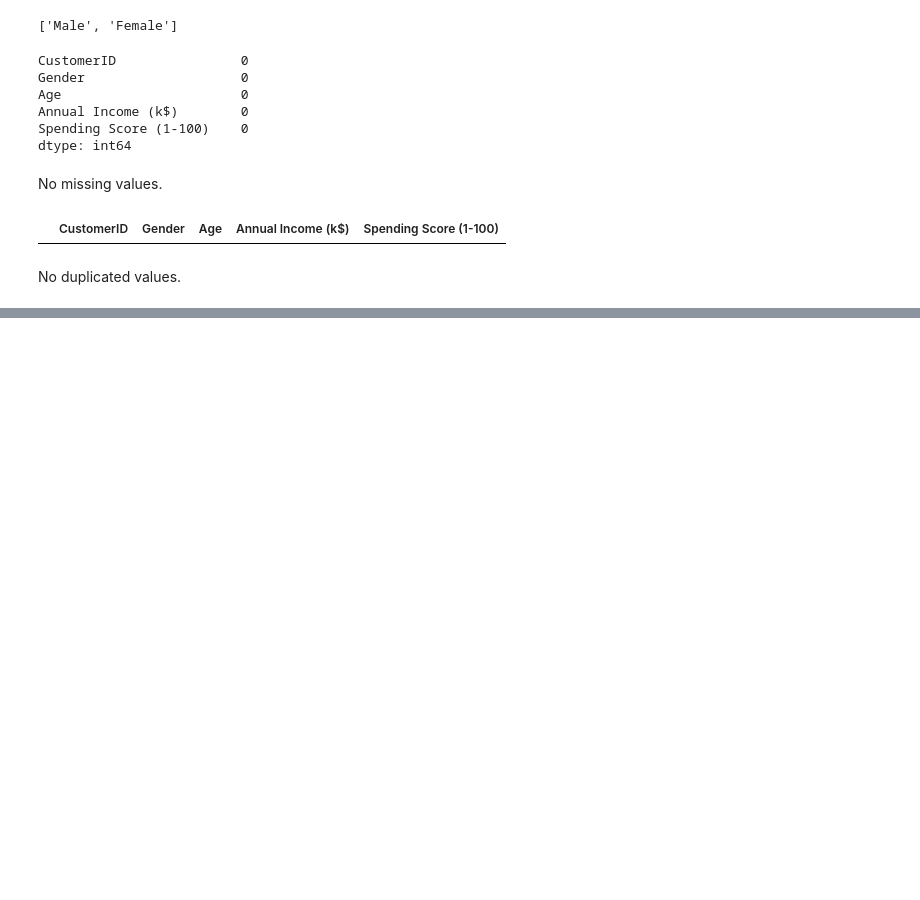
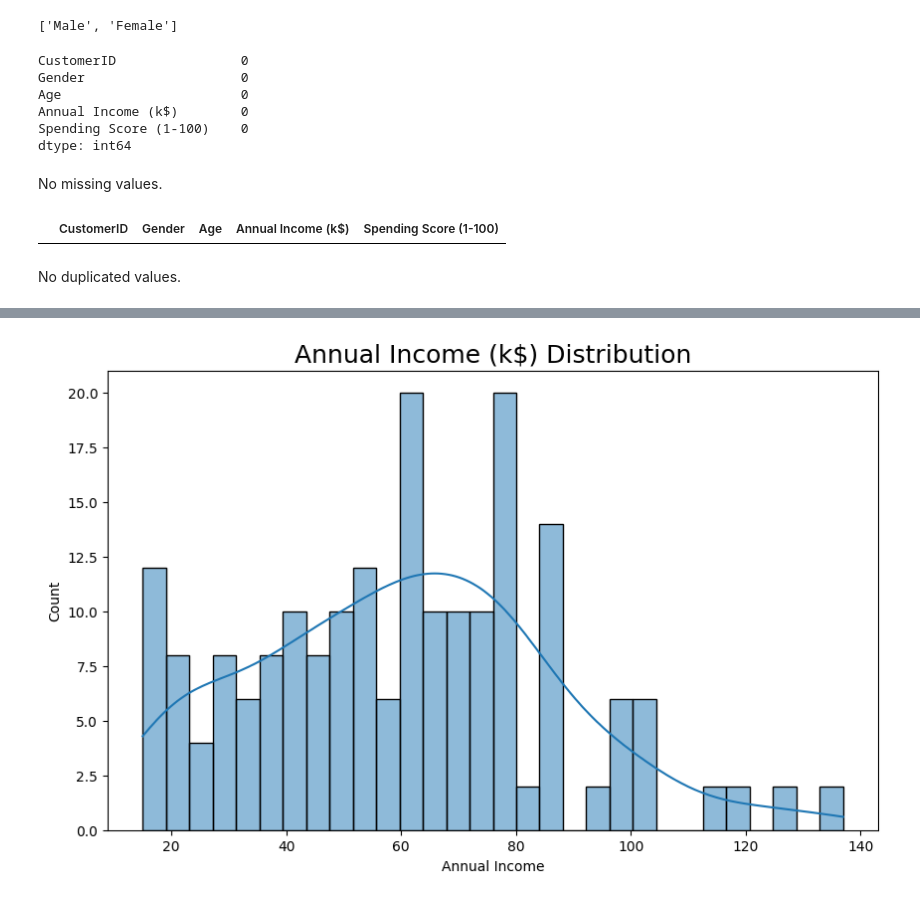
Before and after one commit to zakomayo/Customer-Segmentation, a Jupyter notebook: Customer_segmentation.ipynb, the cells around one changed output, grey strips where cells are left out. Cells and saved outputs as stored; diff of their text form; code cells hidden in the pictures; blank space fills up the shorter version.

```diff
--- a/Customer_segmentation.ipynb
+++ b/Customer_segmentation.ipynb
@@ -100,0 +115,9 @@ No duplicated values.
+# %%
+plt.figure(figsize=(10,6))
+sns.histplot(df['Annual Income (k$)'], bins = 30, kde = True)
+plt.title('Annual Income (k$) Distribution',size=18)
+plt.xlabel('Annual Income')
+plt.ylabel('Count')
+plt.show()
+# %% [output]
+[figure, added]
```
Also changed, not shown: parts of 10 cells of this notebook.
